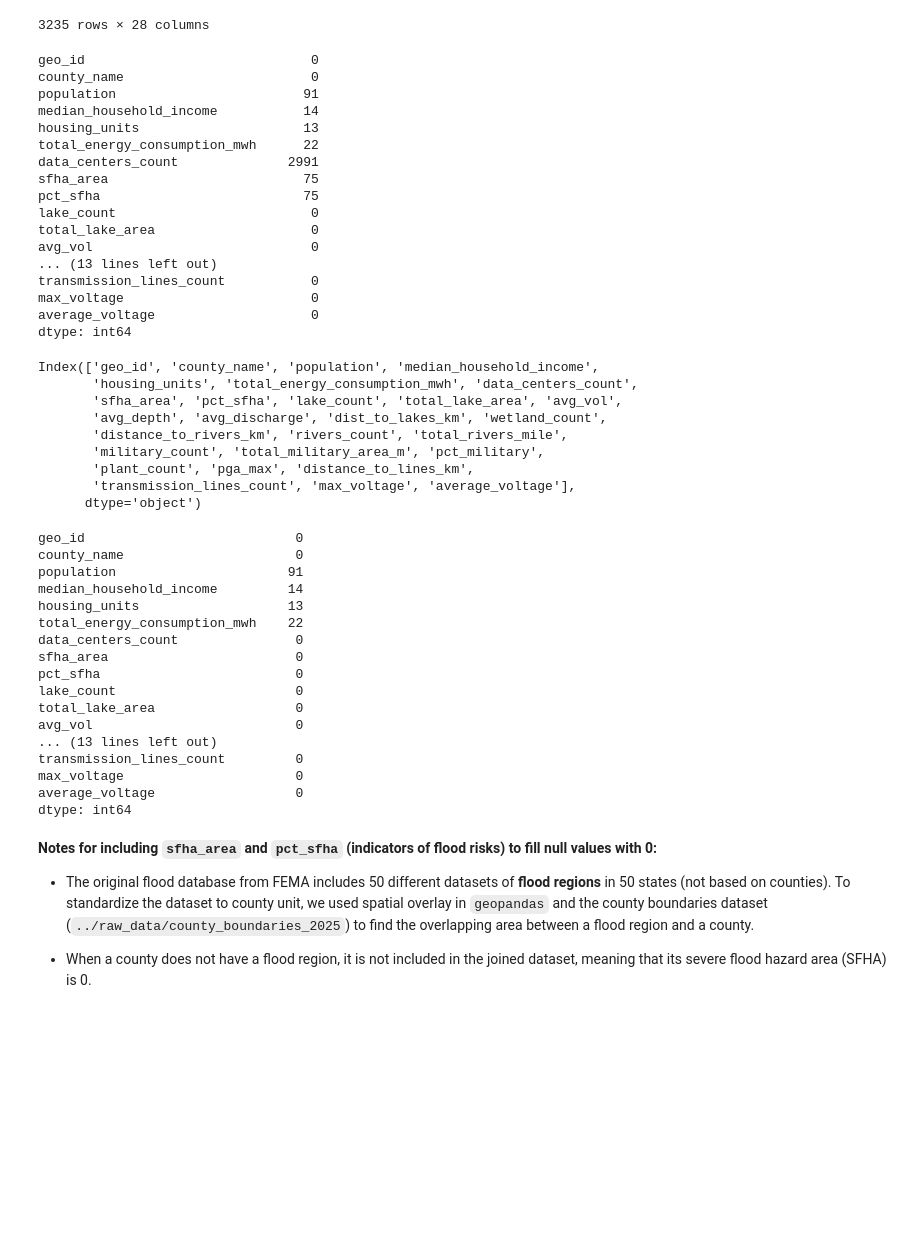
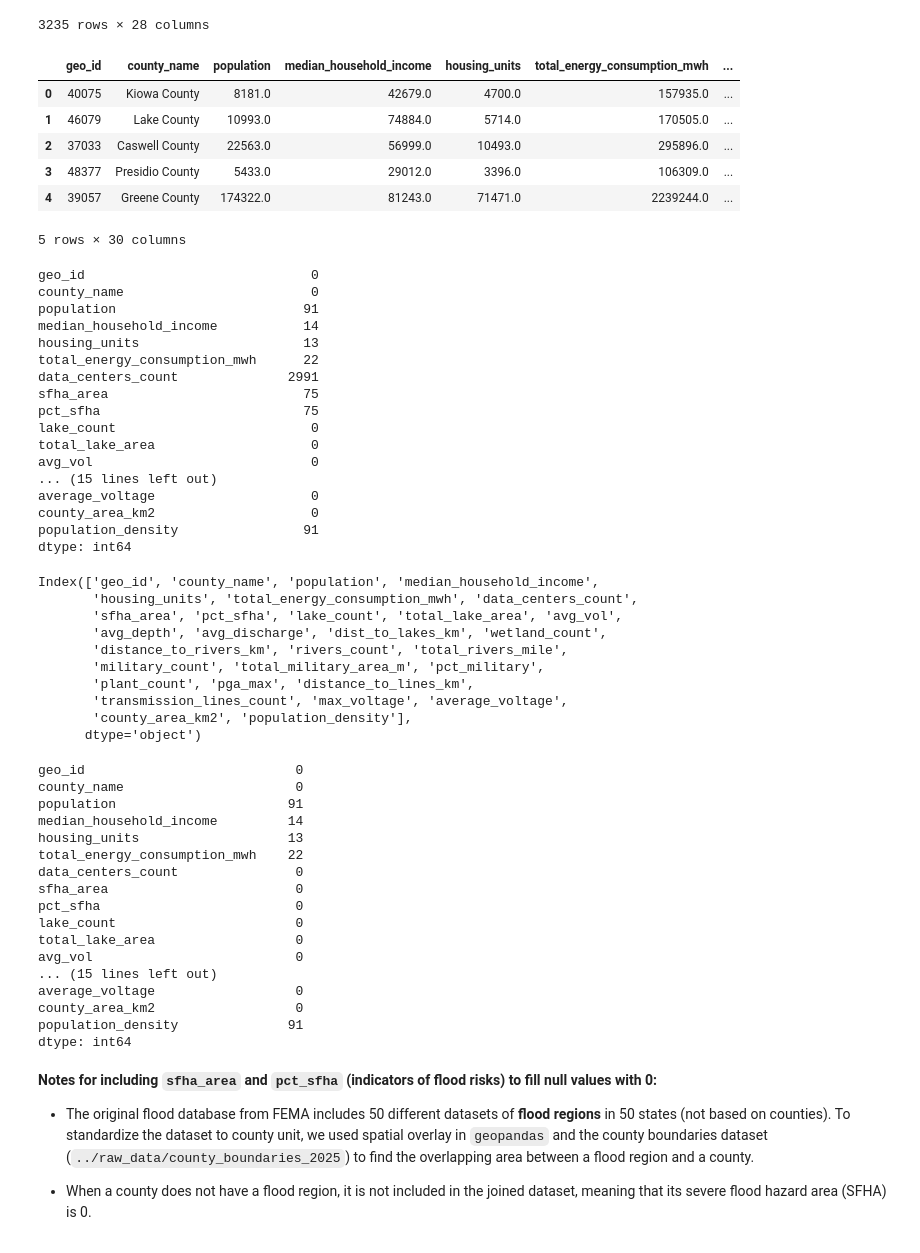
Before and after one commit to quentinconklejr/team-nuclear-family, a Jupyter notebook: notebooks/merge.ipynb, the cells around one changed output. Drawn from its saved outputs; the diff is of its cells as text; code cells hidden in the pictures; blank space fills up the shorter version.

Commit message:
Added population density

```diff
--- a/notebooks/merge.ipynb
+++ b/notebooks/merge.ipynb
@@ -172,6 +173,24 @@ df_master
 | 3233 | 28095 | Monroe County | 33,318 | 51190.0 | 16739.0 | 582913.0 | ... |
 | 3234 | 12033 | Escambia County | 333,834 | 61642.0 | 146123.0 | 3771721.0 | ... |
 3235 rows × 28 columns
+# %%
+df_county = gpd.read_file("/Users/khuenguyen/Desktop/team-nuclear-family/raw_data/county_boundaries_2025/tl_2025_us_county.shp")
+df_county = df_county[["GEOID", "geometry"]]
+df_county = df_county.to_crs(epsg = 5070)
+df_county["county_area_km2"] = df_county.area / 1000000
+df_county = df_county.drop(columns = "geometry").rename(columns = {"GEOID": "geo_id"})
+df_master = df_master.merge(df_county, on = "geo_id", how = "left")
+df_master["population"] = df_master["population"].str.replace(",", "").astype(float)
+df_master["population_density"] = df_master["population"] / df_master["county_area_km2"]
+df_master.head()
+# %% [output]
+|  | geo_id | county_name | population | median_household_income | housing_units | total_energy_consumption_mwh | ... |
+| 0 | 40075 | Kiowa County | 8181.0 | 42679.0 | 4700.0 | 157935.0 | ... |
+| 1 | 46079 | Lake County | 10993.0 | 74884.0 | 5714.0 | 170505.0 | ... |
+| 2 | 37033 | Caswell County | 22563.0 | 56999.0 | 10493.0 | 295896.0 | ... |
+| 3 | 48377 | Presidio County | 5433.0 | 29012.0 | 3396.0 | 106309.0 | ... |
+| 4 | 39057 | Greene County | 174322.0 | 81243.0 | 71471.0 | 2239244.0 | ... |
+5 rows × 30 columns
 # %%
 df_master.isnull().sum()
 # %% [output]
@@ -187,10 +206,10 @@ pct_sfha                          75
 lake_count                         0
 total_lake_area                    0
 avg_vol                            0
-... (13 lines left out)
-transmission_lines_count           0
-max_voltage                        0
+... (15 lines left out)
 average_voltage                    0
+county_area_km2                    0
+population_density                91
 dtype: int64
 # %%
 df_master.columns
@@ -202,7 +221,8 @@ Index(['geo_id', 'county_name', 'population', 'median_household_income',
        'distance_to_rivers_km', 'rivers_count', 'total_rivers_mile',
        'military_count', 'total_military_area_m', 'pct_military',
        'plant_count', 'pga_max', 'distance_to_lines_km',
-       'transmission_lines_count', 'max_voltage', 'average_voltage'],
+       'transmission_lines_count', 'max_voltage', 'average_voltage',
+       'county_area_km2', 'population_density'],
       dtype='object')
 # %%
 # fill null values with 0 for certain columns
@@ -242,10 +262,10 @@ pct_sfha                         0
 lake_count                       0
 total_lake_area                  0
 avg_vol                          0
-... (13 lines left out)
-transmission_lines_count         0
-max_voltage                      0
+... (15 lines left out)
 average_voltage                  0
+county_area_km2                  0
+population_density              91
 dtype: int64
 # %% [markdown]
 **Notes for including `sfha_area` and `pct_sfha` (indicators of flood risks) to fill null values with 0:**
```
Also changed, not shown: parts of 3 cells of this notebook, 27 other files.
